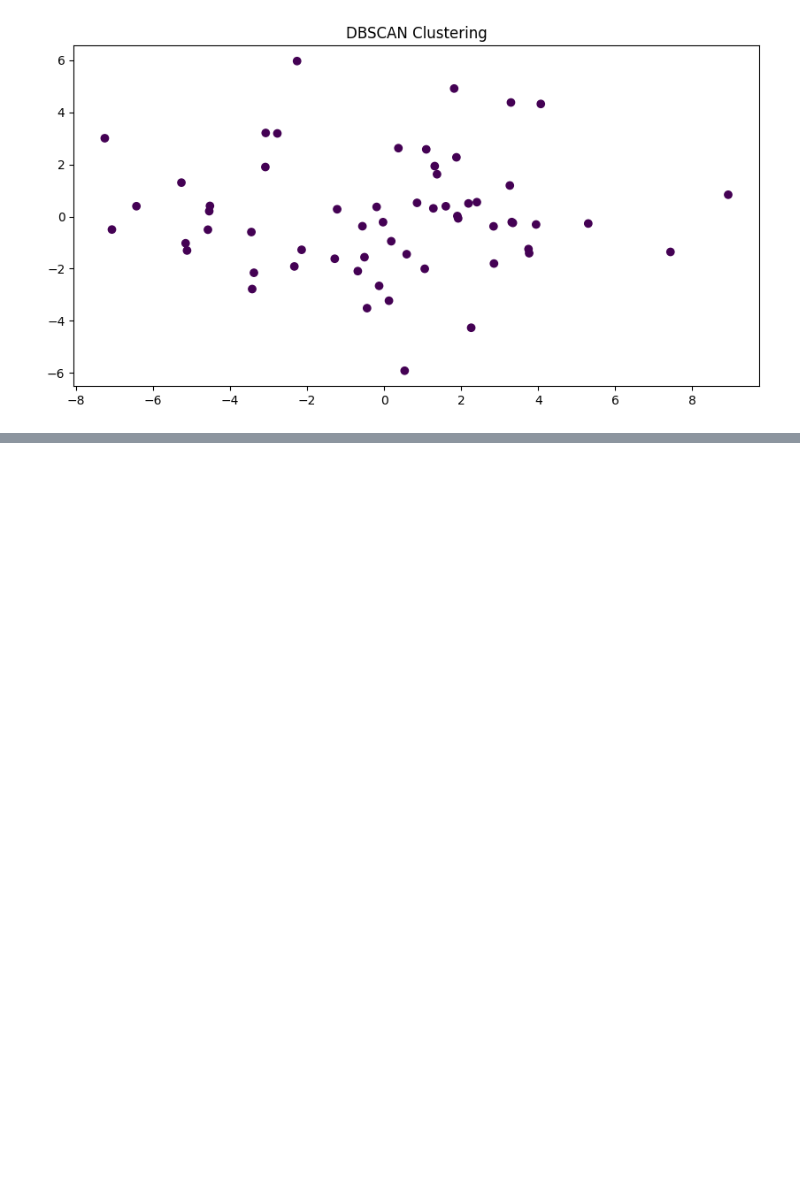
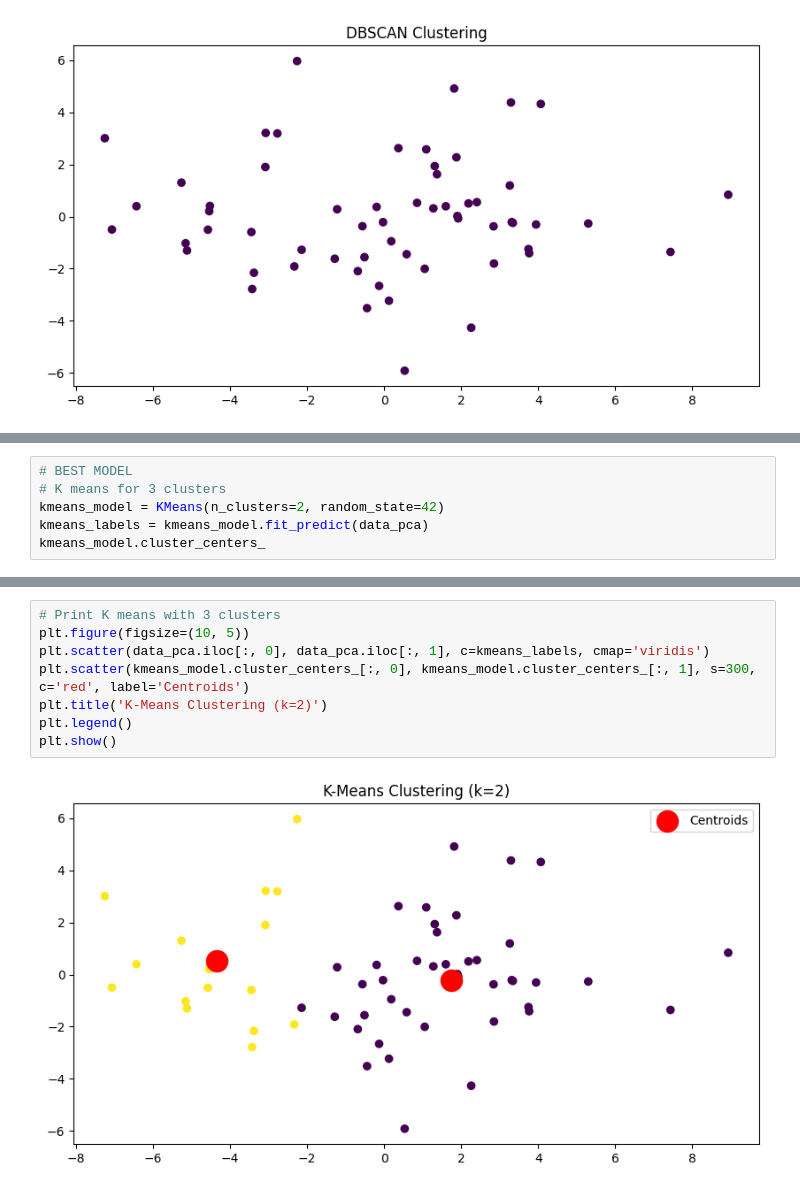
Before and after one commit to Mghd269/DMI-Project, a Jupyter notebook: notebooks/modele_h.ipynb, the cells around one changed output, grey strips where cells are left out. Drawn from its saved outputs; the diff is of its cells as text; blank space fills up the shorter version.

Commit message:
Pliki dump + model

```diff
--- a/notebooks/modele_h.ipynb
+++ b/notebooks/modele_h.ipynb
@@ -153,0 +181,6 @@ dbscan_labels = dbscan_clustering(data_pca)
+# %%
+# BEST MODEL
+# K means for 3 clusters
+kmeans_model = KMeans(n_clusters=2, random_state=42)
+kmeans_labels = kmeans_model.fit_predict(data_pca)
+kmeans_model.cluster_centers_
@@ -153,0 +204,10 @@ dbscan_labels = dbscan_clustering(data_pca)
+# %%
+# Print K means with 3 clusters
+plt.figure(figsize=(10, 5))
+plt.scatter(data_pca.iloc[:, 0], data_pca.iloc[:, 1], c=kmeans_labels, cmap='viridis')
+plt.scatter(kmeans_model.cluster_centers_[:, 0], kmeans_model.cluster_centers_[:, 1], s=300, c='red', label='Centroids')
+plt.title('K-Means Clustering (k=2)')
+plt.legend()
+plt.show()
+# %% [output]
+[figure, added]
```
Also changed, not shown: parts of 12 cells of this notebook, 4 other files.
